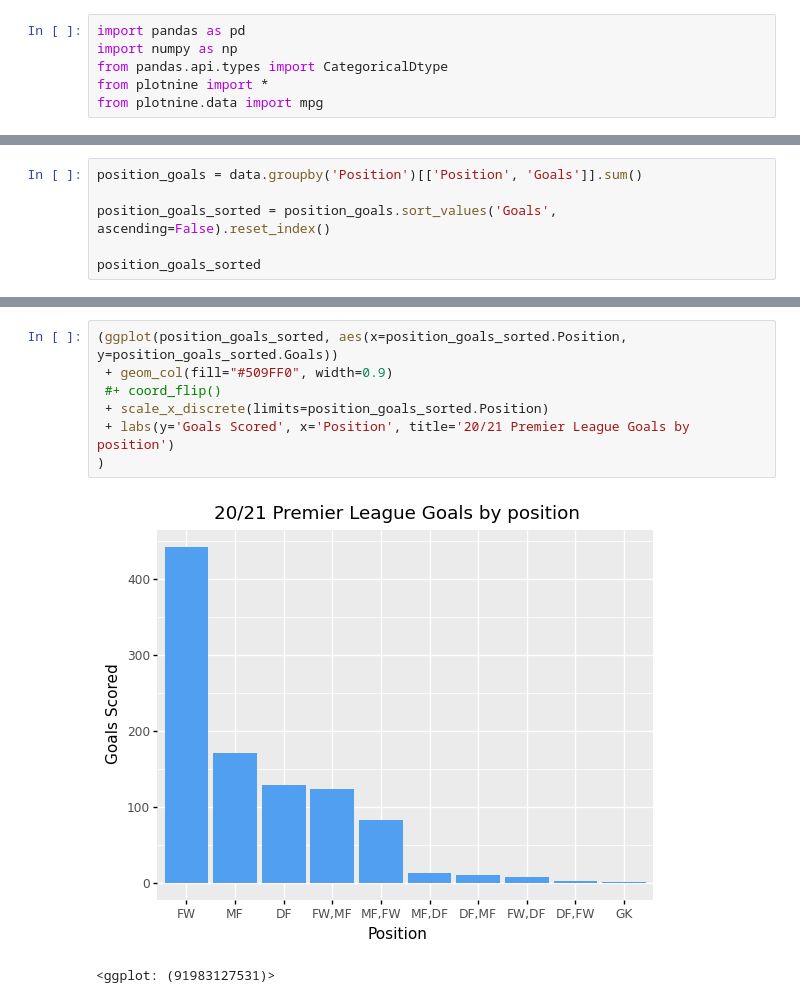
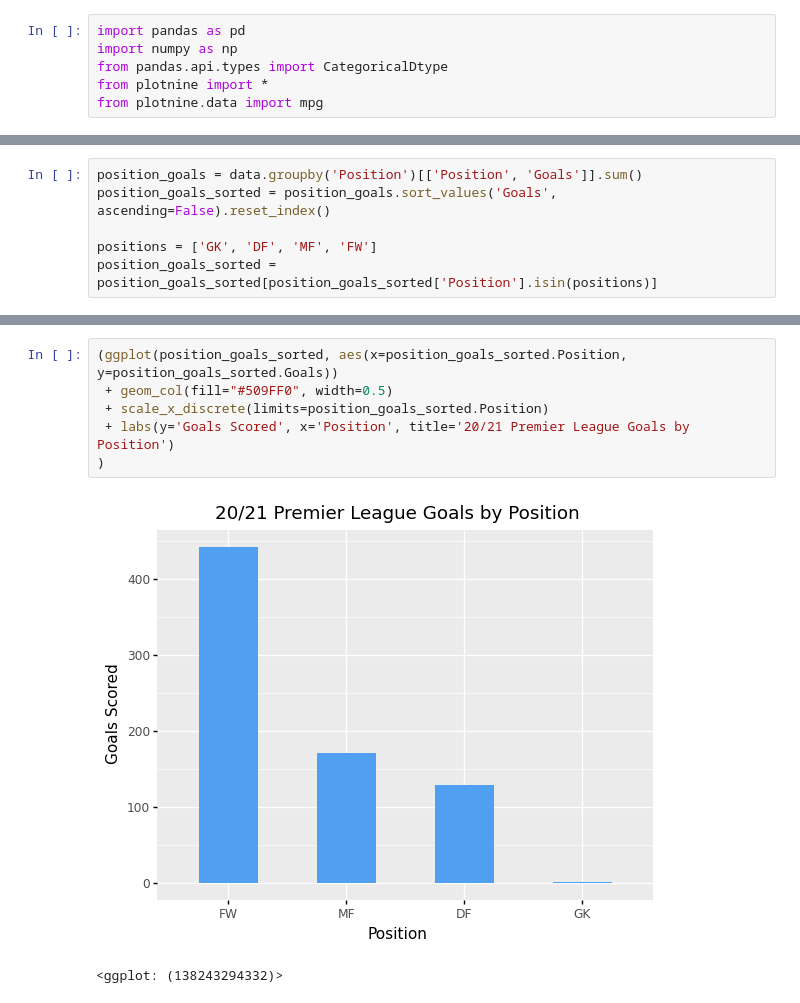
Before and after one commit to alexschillingfhnw/gdv, a Jupyter notebook: Untitled.ipynb, the cells around one changed output, grey strips where cells are left out. Cells and saved outputs as stored; diff of their text form.

```diff
--- a/Untitled.ipynb
+++ b/Untitled.ipynb
@@ -106,7 +134,7 @@ Next I would like to visualize, which positions score the most goals.
 - FW = Forward
 # %%
 position_goals = data.groupby('Position')[['Position', 'Goals']].sum()
-
 position_goals_sorted = position_goals.sort_values('Goals', ascending=False).reset_index()
 
-position_goals_sorted
+positions = ['GK', 'DF', 'MF', 'FW']
+position_goals_sorted = position_goals_sorted[position_goals_sorted['Position'].isin(positions)]
@@ -125,10 +141,9 @@ position_goals_sorted
 # %%
 (ggplot(position_goals_sorted, aes(x=position_goals_sorted.Position, y=position_goals_sorted.Goals))
- + geom_col(fill="#509FF0", width=0.9)
- #+ coord_flip()
+ + geom_col(fill="#509FF0", width=0.5)
  + scale_x_discrete(limits=position_goals_sorted.Position)
- + labs(y='Goals Scored', x='Position', title='20/21 Premier League Goals by position')
+ + labs(y='Goals Scored', x='Position', title='20/21 Premier League Goals by Position')
 )
 # %% [output]
-[figure, old version]
+[figure, new version]
-<ggplot: (91983127531)>
+<ggplot: (138243294332)>
```
Also changed, not shown: parts of 23 cells of this notebook.
